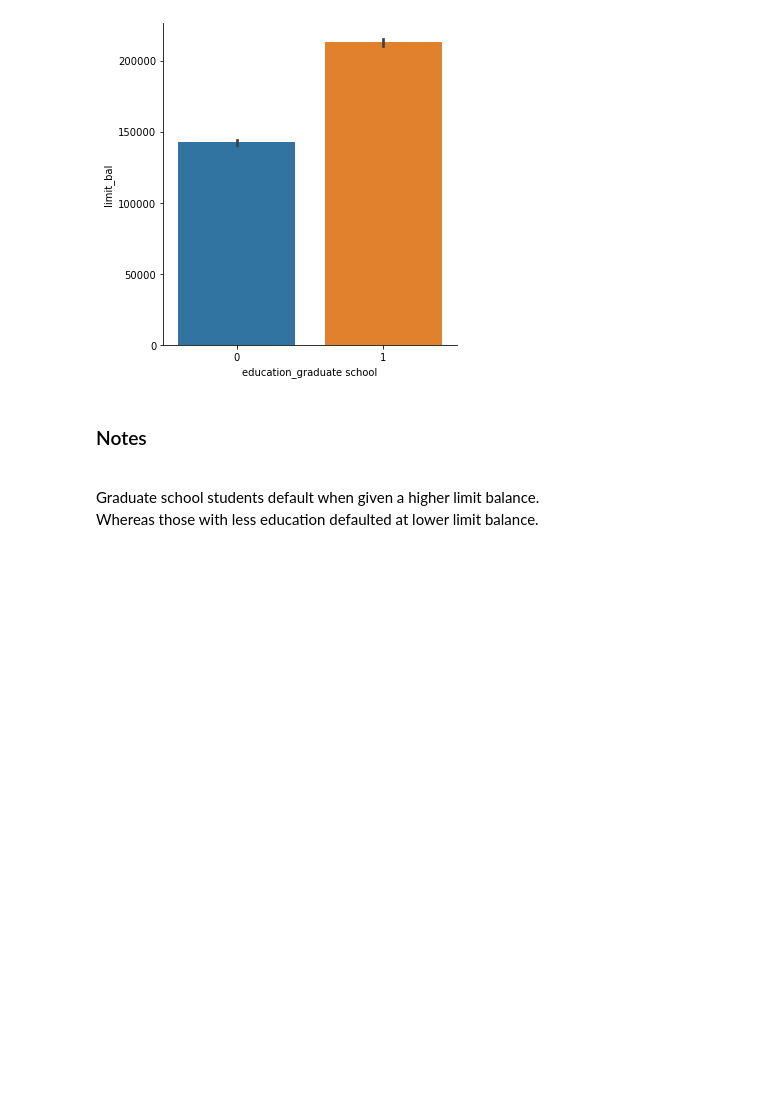
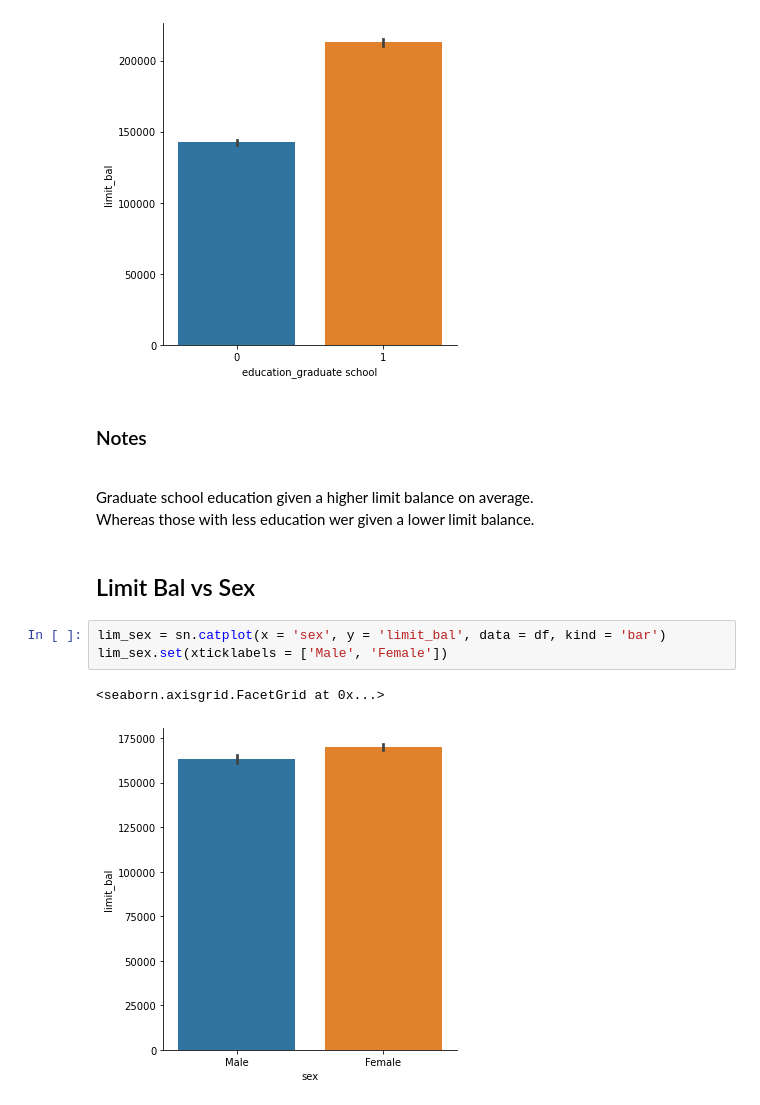
Before and after one commit to bicbeo/Data-Science-, a Jupyter notebook: Course2_Task2_EDA.ipynb, the cells around one changed output. Saved outputs shown, nothing was run; the diff lists cells and outputs as text; blank space fills up the shorter version.

```diff
--- a/Course2_Task2_EDA.ipynb
+++ b/Course2_Task2_EDA.ipynb
@@ -580,5 +618,13 @@ lim_grad = sn.catplot(x = 'education_graduate school', y = 'limit_bal', data = d
 # %% [markdown]
 ### Notes
 <br>
-Graduate school students default when given a higher limit balance. <br>
-Whereas those with less education defaulted at lower limit balance.
+Graduate school education given a higher limit balance on average. <br>
+Whereas those with less education wer given a lower limit balance.
+# %% [markdown]
+## Limit Bal vs Sex
+# %%
+lim_sex = sn.catplot(x = 'sex', y = 'limit_bal', data = df, kind = 'bar')
+lim_sex.set(xticklabels = ['Male', 'Female'])
+# %% [output]
+<seaborn.axisgrid.FacetGrid at 0x...>
+[figure, added]
```
Also changed, not shown: parts of 6 cells of this notebook.
